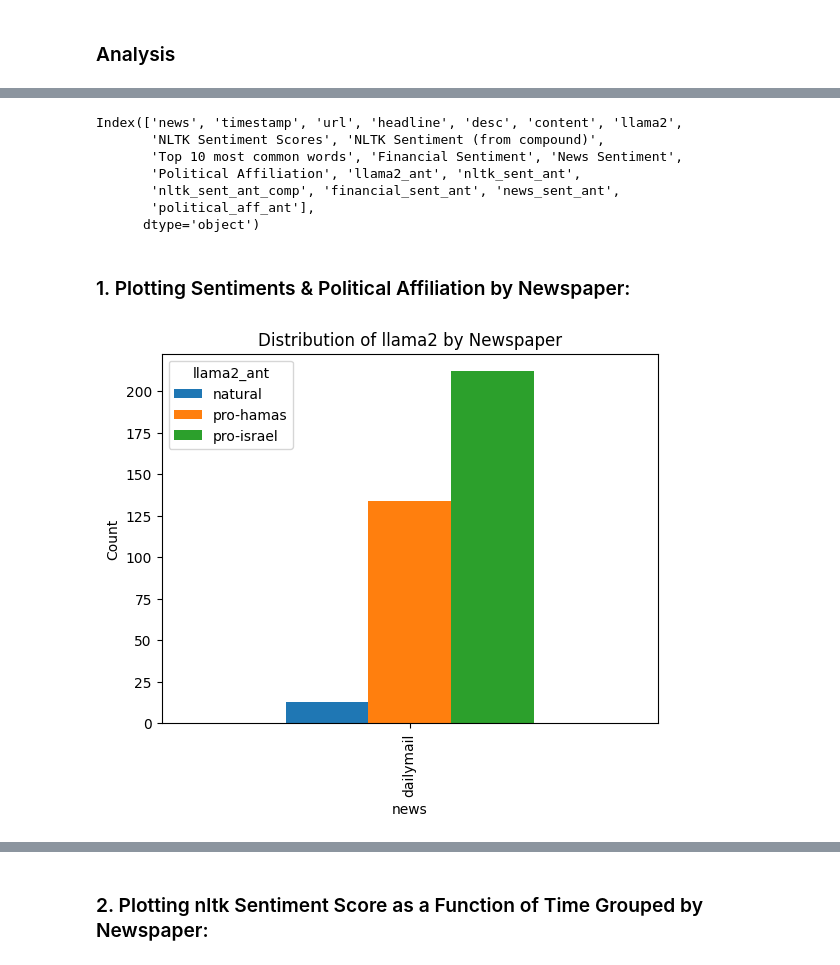
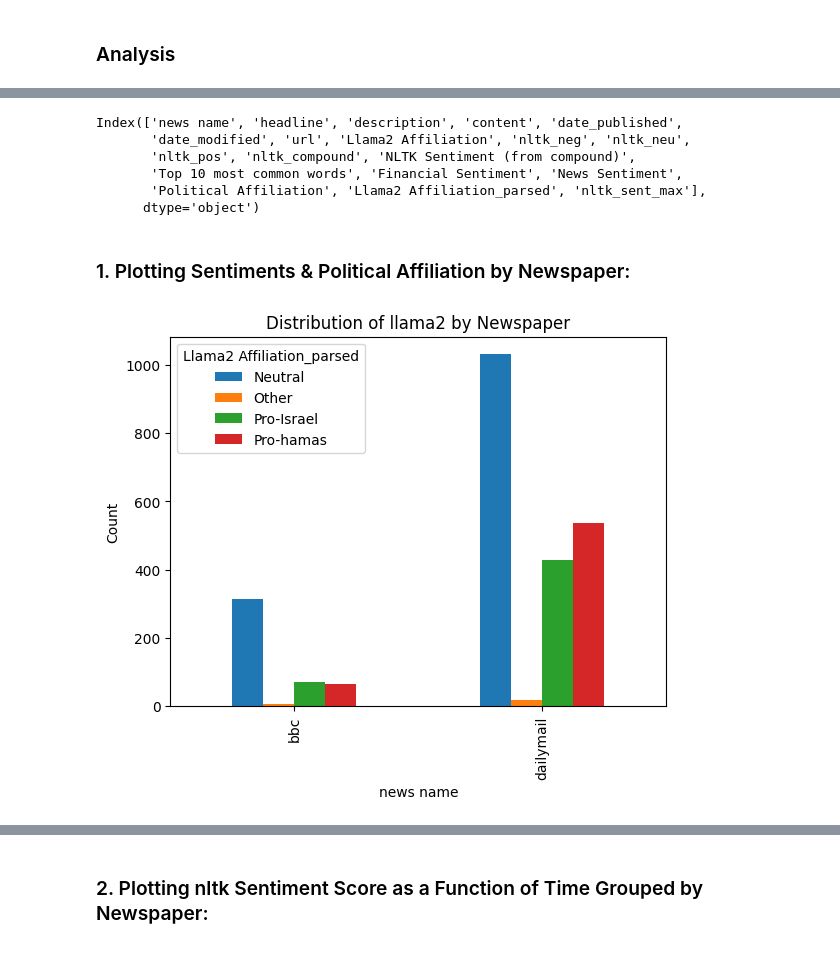
Before and after one commit to ilanit1997/NewsStanceLLMS, a Jupyter notebook: post hoc analysis.ipynb, the cells around one changed output, grey strips where cells are left out. Cells and saved outputs as stored; diff of their text form; code cells hidden in the pictures.

```diff
--- a/post hoc analysis.ipynb
+++ b/post hoc analysis.ipynb
@@ -172,5 +109,5 @@ import pandas as pd
 # %%
-df_results = pd.read_csv('output/results_baselines_llama2-7b.csv')
+df_results = pd.read_csv('output/20231031/results_baselines_llama2-13b.csv')
 df_results_new = preprocess_df(df_results)
 # %%
 df_results_new.tail()
@@ -184,24 +121,23 @@ df_results_new.tail()
 # %%
 df_results_new.columns
 # %% [output]
-Index(['news', 'timestamp', 'url', 'headline', 'desc', 'content', 'llama2',
-       'NLTK Sentiment Scores', 'NLTK Sentiment (from compound)',
+Index(['news name', 'headline', 'description', 'content', 'date_published',
+       'date_modified', 'url', 'Llama2 Affiliation', 'nltk_neg', 'nltk_neu',
+       'nltk_pos', 'nltk_compound', 'NLTK Sentiment (from compound)',
        'Top 10 most common words', 'Financial Sentiment', 'News Sentiment',
-       'Political Affiliation', 'llama2_ant', 'nltk_sent_ant',
-       'nltk_sent_ant_comp', 'financial_sent_ant', 'news_sent_ant',
-       'political_aff_ant'],
+       'Political Affiliation', 'Llama2 Affiliation_parsed', 'nltk_sent_max'],
       dtype='object')
 # %% [markdown]
 ### 1. Plotting Sentiments & Political Affiliation by Newspaper:
 # %%
 import matplotlib.pyplot as plt
 
-llama2_counts = df_results_new.groupby(['news', 'llama2_ant']).size().unstack().fillna(0)
+llama2_counts = df_results_new.groupby([DataCols.NEWS_NAME.value, ParsedDataCols.LLAMA2_AFFILIATION.value]).size().unstack().fillna(0)
 
 # Plotting the data
 llama2_counts.plot(kind='bar')
 plt.title('Distribution of llama2 by Newspaper')
 plt.ylabel('Count')
 plt.show()
 # %% [output]
-[figure, old version]
+[figure, new version]
```
Also changed, not shown: parts of 63 cells of this notebook, 24 other files.
